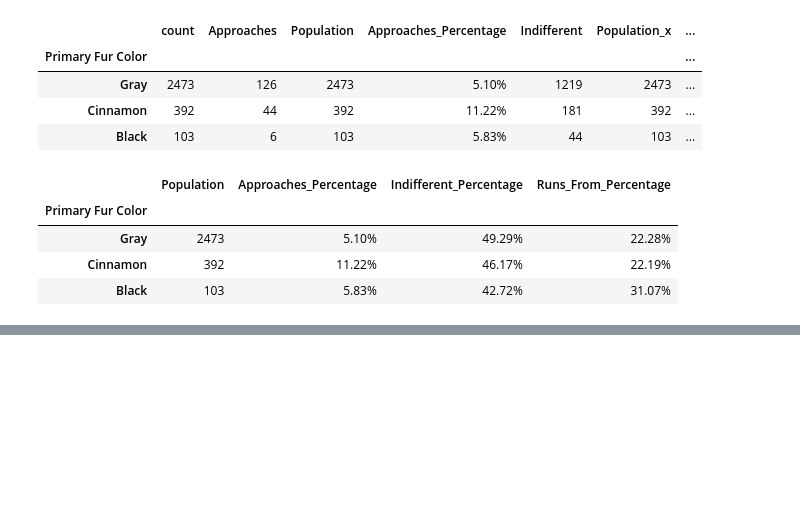
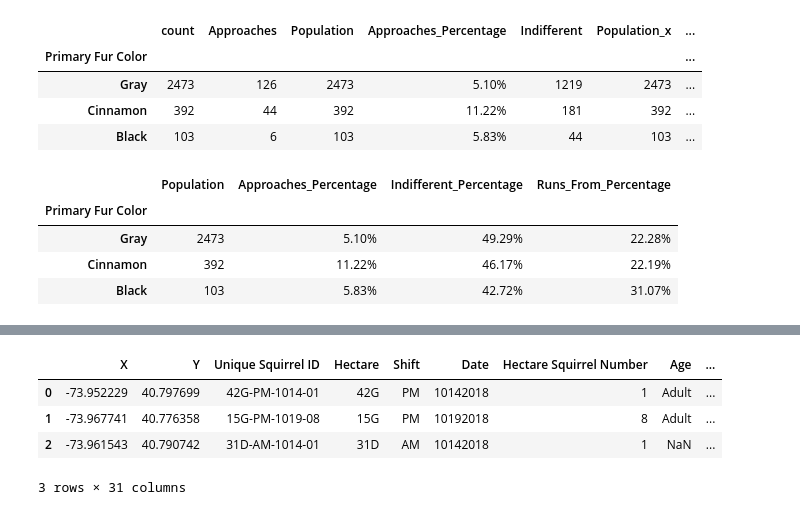
Before and after one commit to brown016340/Project-1, a Jupyter notebook: SquirrelBehaviorGraphs.ipynb, the cells around one changed output, grey strips where cells are left out. Cells and saved outputs as stored; diff of their text form; code cells hidden in the pictures; blank space fills up the shorter version.

```diff
--- a/SquirrelBehaviorGraphs.ipynb
+++ b/SquirrelBehaviorGraphs.ipynb
@@ -372,0 +463,15 @@ behaviors_pct_df
+# %%
+# Filter down DF to rows where a given behavior is True
+# In this case, lets narrow it to where Moans is True
+moans = squirrel_df[squirrel_df["Moans"] == True]
+
+# Reset Index
+moans = moans.reset_index(drop=True)
+
+moans.head()
+# %% [output]
+|  | X | Y | Unique Squirrel ID | Hectare | Shift | Date | Hectare Squirrel Number | Age | ... |
+| 0 | -73.952229 | 40.797699 | 42G-PM-1014-01 | 42G | PM | 10142018 | 1 | Adult | ... |
+| 1 | -73.967741 | 40.776358 | 15G-PM-1019-08 | 15G | PM | 10192018 | 8 | Adult | ... |
+| 2 | -73.961543 | 40.790742 | 31D-AM-1014-01 | 31D | AM | 10142018 | 1 | NaN | ... |
+3 rows × 31 columns
```
Also changed, not shown: parts of 11 cells of this notebook.
